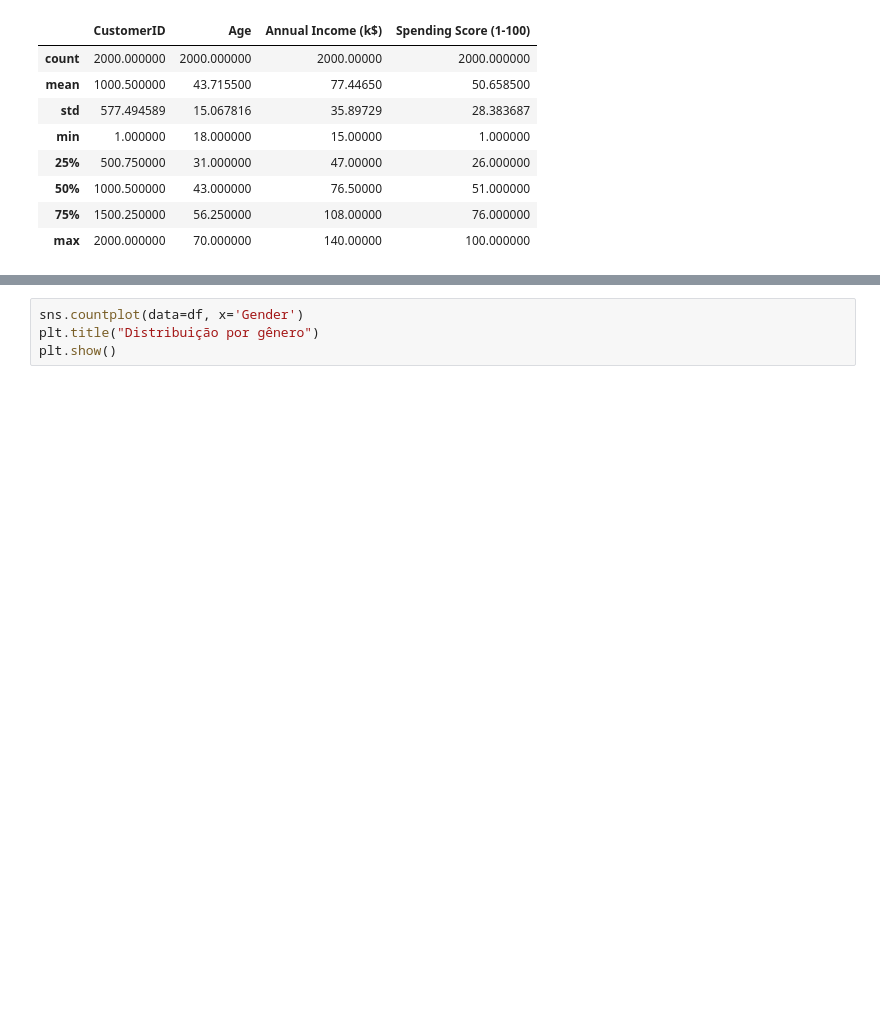
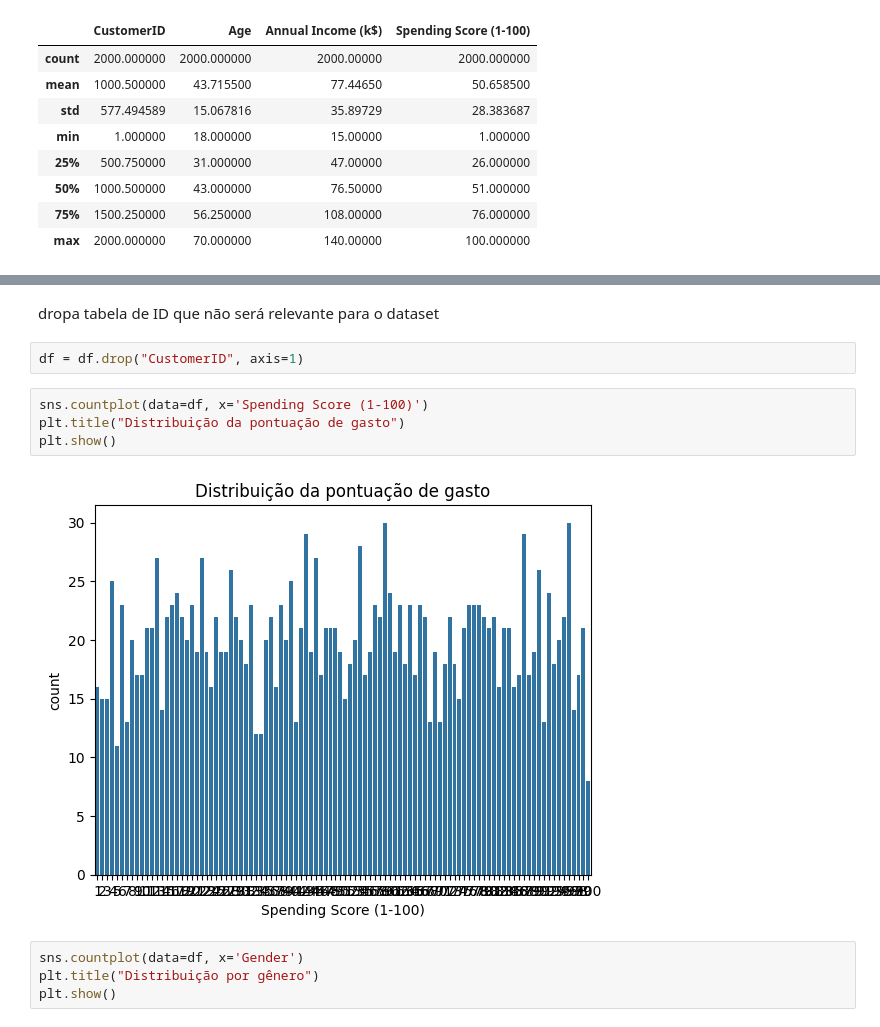
Before and after one commit to gbAguiiar/machine-learning-unsupervised, a Jupyter notebook: main.ipynb, the cells around one changed output, grey strips where cells are left out. Drawn from its saved outputs; the diff is of its cells as text; blank space fills up the shorter version.

```diff
--- a/main.ipynb
+++ b/main.ipynb
@@ -66,3 +56,13 @@ df = df.drop("CustomerID", axis=1)
+# %% [markdown]
+dropa tabela de ID que não será relevante para o dataset
+# %%
+df = df.drop("CustomerID", axis=1)
+# %%
+sns.countplot(data=df, x='Spending Score (1-100)')
+plt.title("Distribuição da pontuação de gasto")
+plt.show()
+# %% [output]
+[figure, added]
 # %%
 sns.countplot(data=df, x='Gender')
 plt.title("Distribuição por gênero")
```
Also changed, not shown: parts of 29 cells of this notebook.
